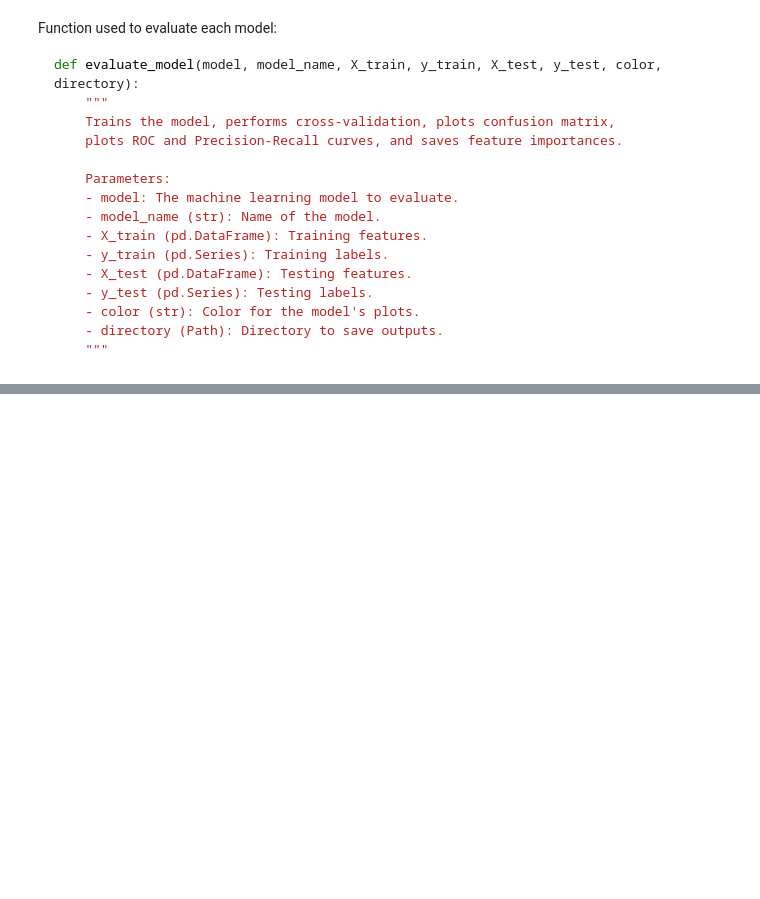
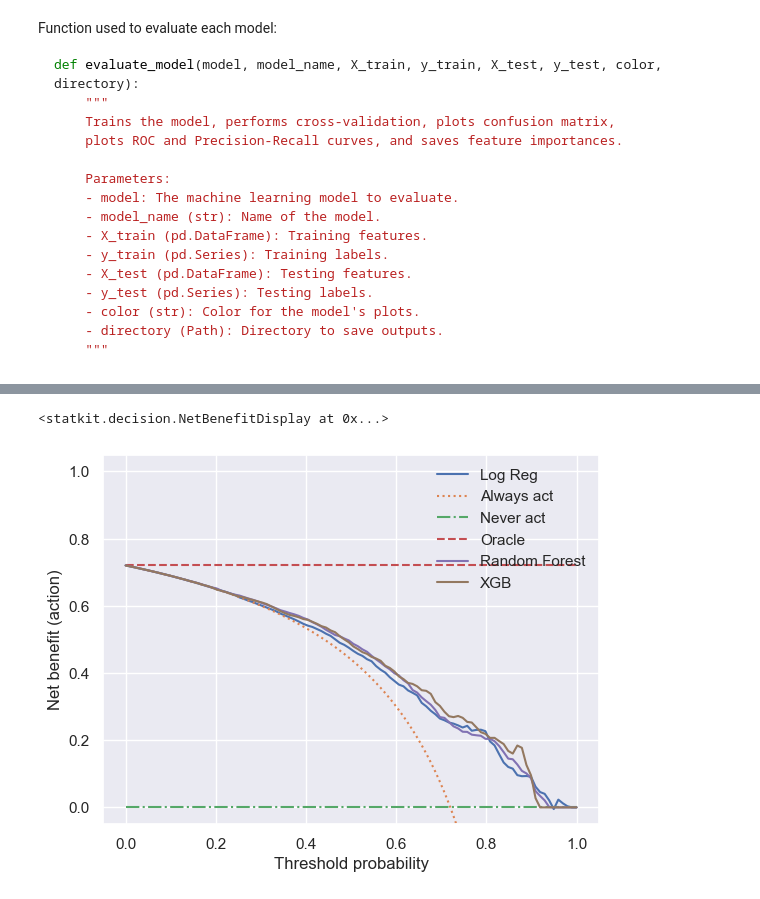
Before and after one commit to Musiik-fn/650-DRAGON-SLAYERS, a Jupyter notebook: FILES/Code/650Models.ipynb, the cells around one changed output, grey strips where cells are left out. Cells and saved outputs as stored; diff of their text form; code cells hidden in the pictures; blank space fills up the shorter version.

```diff
--- a/FILES/Code/650Models.ipynb
+++ b/FILES/Code/650Models.ipynb
@@ -815,0 +736,11 @@ plot_clinical_impact_curve(calibrated_log_reg, X_test, y_test)
+# %%
+y_pred_base = calibrated_log_reg.predict_proba(X_test)[:, 1]
+y_pred_xgb = calibrated_xgb.predict_proba(X_test)[:, 1]
+y_pred_tree = calibrated_rf.predict_proba(X_test)[:, 1]
+
+NetBenefitDisplay.from_predictions(y_test, y_pred_base, name='Log Reg')
+NetBenefitDisplay.from_predictions(y_test, y_pred_tree, name='Random Forest', show_references=False, ax=plt.gca())
+NetBenefitDisplay.from_predictions(y_test,y_pred_xgb, name='XGB', show_references=False, ax=plt.gca())
+# %% [output]
+<statkit.decision.NetBenefitDisplay at 0x...>
+[figure, added]
```
Also changed, not shown: parts of 13 cells of this notebook, 32 other files.
